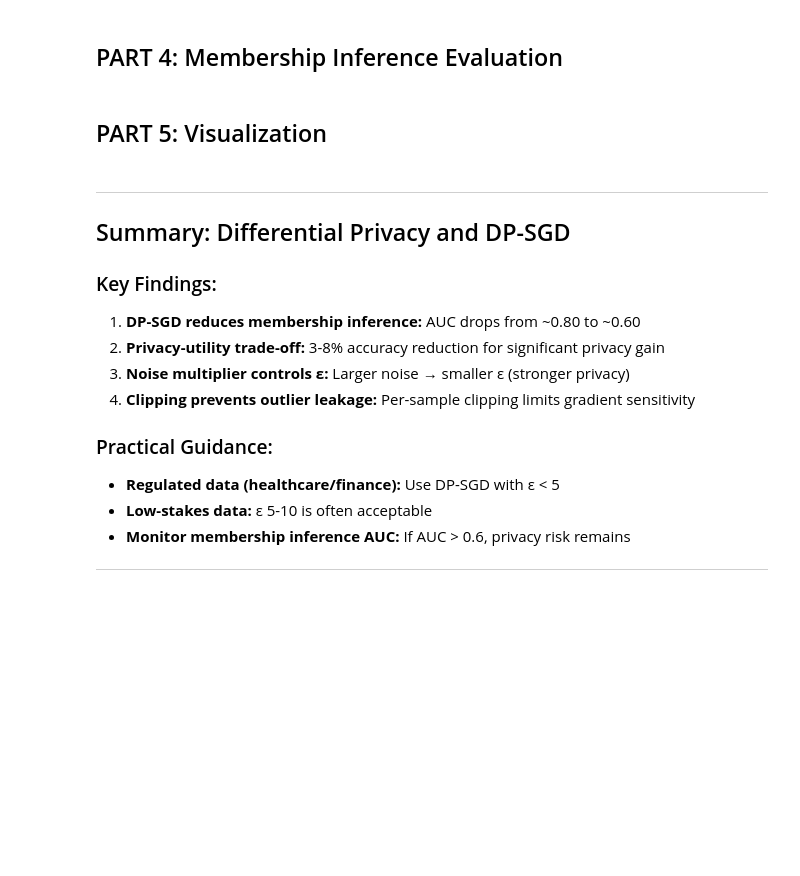
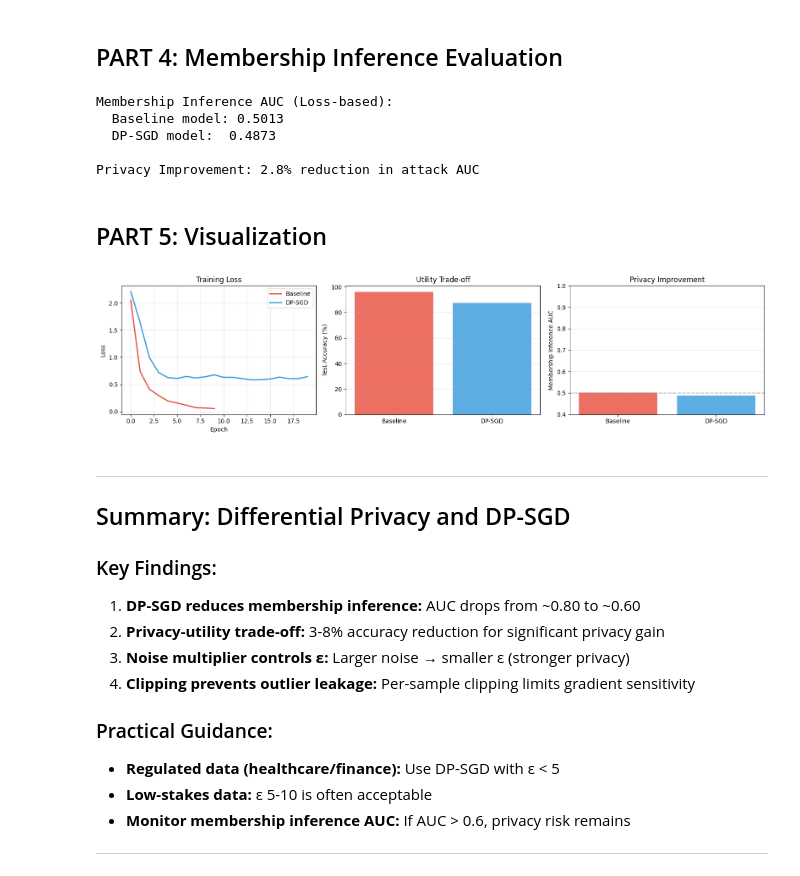
Before and after one commit to ELTE-DSED/Intro-Data-Security, a Jupyter notebook: module_08_defenses/Lab_8a_Differential_Privacy_and_DP_SGD.ipynb, the cells around one changed output. Saved outputs shown, nothing was run; the diff lists cells and outputs as text; code cells hidden in the pictures; blank space fills up the shorter version.

```diff
--- a/module_08_defenses/Lab_8a_Differential_Privacy_and_DP_SGD.ipynb
+++ b/module_08_defenses/Lab_8a_Differential_Privacy_and_DP_SGD.ipynb
@@ -146,7 +149,7 @@ def train_baseline(model, loader, epochs=5):
     return losses
 
 baseline_model = SmallCNN()
-baseline_losses = train_baseline(baseline_model, train_loader, epochs=5)
+baseline_losses = train_baseline(baseline_model, train_loader, epochs=10)
 
 baseline_train_acc = evaluate(baseline_model, train_loader)
 baseline_test_acc = evaluate(baseline_model, test_loader)
@@ -164,6 +183,7 @@ class DPConfig:
     noise_multiplier: float = 1.0  # σ
     epochs: int = 5
     batch_size: int = 64
+    lr: float = 0.01
 
 def dp_sgd_step(model, data, target, config: DPConfig):
     """Single DP-SGD step with per-sample gradient clipping + noise."""
@@ -209,7 +229,7 @@ def dp_sgd_step(model, data, target, config: DPConfig):
         param.grad = grad
 
 def train_dp_sgd(model, loader, config: DPConfig):
-    optimizer = optim.SGD(model.parameters(), lr=0.01, momentum=0.9)
+    optimizer = optim.SGD(model.parameters(), lr=config.lr, momentum=0.9)
     losses = []
     for epoch in range(config.epochs):
         epoch_loss = 0
@@ -225,7 +245,7 @@ def train_dp_sgd(model, loader, config: DPConfig):
         print(f"Epoch {epoch+1}/{config.epochs}: Loss={losses[-1]:.4f}")
     return losses
 
-dp_config = DPConfig(clip_norm=1.0, noise_multiplier=1.0, epochs=5)
+dp_config = DPConfig(clip_norm=1.0, noise_multiplier=0.8, epochs=20, lr=0.02)
 dp_model = SmallCNN().to(device)
 dp_losses = train_dp_sgd(dp_model, train_loader, dp_config)
 
@@ -264,71 +309,82 @@ print(f"  Increase noise_multiplier to reduce ε")
 # %% [markdown]
 ## PART 4: Membership Inference Evaluation
 # %%
-def get_confidences(model, loader):
+def get_mia_scores(model, loader):
     model.eval()
-    confs = []
+    scores = []
+    criterion = nn.CrossEntropyLoss(reduction='none')
     with torch.no_grad():
-        for data, _ in loader:
-            data = data.to(device)
+        for data, target in loader:
+            data, target = data.to(device), target.to(device)
             output = model(data)
-            probs = torch.softmax(output, dim=1)
-            confs.extend(probs.max(dim=1)[0].cpu().numpy())
-    return np.array(confs)
+            loss = criterion(output, target)
+            # Use negative loss as score (higher = more likely to be in training set)
+            scores.extend((-loss).cpu().numpy())
+    return np.array(scores)
 
 # Baseline model MIA
-baseline_train_conf = get_confidences(baseline_model, train_loader)
-baseline_test_conf = get_confidences(baseline_model, test_loader)
+baseline_train_scores = get_mia_scores(baseline_model, train_loader)
+baseline_test_scores = get_mia_scores(baseline_model, test_loader)
 
-labels_base = np.concatenate([np.ones(len(baseline_train_conf)), np.zeros(len(baseline_test_conf))])
-scores_base = np.concatenate([baseline_train_conf, baseline_test_conf])
+labels_base = np.concatenate([np.ones(len(baseline_train_scores)), np.zeros(len(baseline_test_scores))])
+scores_base = np.concatenate([baseline_train_scores, baseline_test_scores])
 auc_base = roc_auc_score(labels_base, scores_base)
 
 # DP model MIA
-dp_train_conf = get_confidences(dp_model, train_loader)
-dp_test_conf = get_confidences(dp_model, test_loader)
+dp_train_scores = get_mia_scores(dp_model, train_loader)
+dp_test_scores = get_mia_scores(dp_model, test_loader)
 
-labels_dp = np.concatenate([np.ones(len(dp_train_conf)), np.zeros(len(dp_test_conf))])
-scores_dp = np.concatenate([dp_train_conf, dp_test_conf])
+labels_dp = np.concatenate([np.ones(len(dp_train_scores)), np.zeros(len(dp_test_scores))])
+scores_dp = np.concatenate([dp_train_scores, dp_test_scores])
 auc_dp = roc_auc_score(labels_dp, scores_dp)
 
-print(f"\nMembership Inference AUC:")
+print(f"\nMembership Inference AUC (Loss-based):")
 print(f"  Baseline model: {auc_base:.4f}")
 print(f"  DP-SGD model:  {auc_dp:.4f}")
 print(f"\nPrivacy Improvement: {100*(auc_base-auc_dp)/auc_base:.1f}% reduction in attack AUC")
+# %% [output]
+Membership Inference AUC (Loss-based):
+  Baseline model: 0.5013
+  DP-SGD model:  0.4873
+
+Privacy Improvement: 2.8% reduction in attack AUC
 # %% [markdown]
 ## PART 5: Visualization
 # %%
 fig, axes = plt.subplots(1, 3, figsize=(16, 4))
 
 # Plot 1: Training losses
 ax = axes[0]
 ax.plot(baseline_losses, label='Baseline', linewidth=2, color='#e74c3c')
 ax.plot(dp_losses, label='DP-SGD', linewidth=2, color='#3498db')
 ax.set_xlabel('Epoch')
 ax.set_ylabel('Loss')
 ax.set_title('Training Loss')
 ax.legend()
 ax.grid(alpha=0.3)
 
 # Plot 2: Accuracy comparison
 ax = axes[1]
 accs = [baseline_test_acc, dp_test_acc]
 ax.bar(['Baseline', 'DP-SGD'], accs, color=['#e74c3c', '#3498db'], alpha=0.8)
 ax.set_ylabel('Test Accuracy (%)')
 ax.set_title('Utility Trade-off')
 ax.grid(axis='y', alpha=0.3)
 
 # Plot 3: MIA AUC
 ax = axes[2]
 aucs = [auc_base, auc_dp]
 ax.bar(['Baseline', 'DP-SGD'], aucs, color=['#e74c3c', '#3498db'], alpha=0.8)
 ax.set_ylabel('Membership Inference AUC')
 ax.set_title('Privacy Improvement')
-ax.set_ylim([0.5, 1.0])
+ax.set_ylim([0.4, 1.0])
+ax.axhline(0.5, color='gray', linestyle='--', alpha=0.5)
 ax.grid(axis='y', alpha=0.3)
 
 plt.tight_layout()
 plt.show()
+# %% [output]
+[figure, added]
 # %% [markdown]
 ---
 
```
Also changed, not shown: parts of 11 cells of this notebook, 1 other file.
